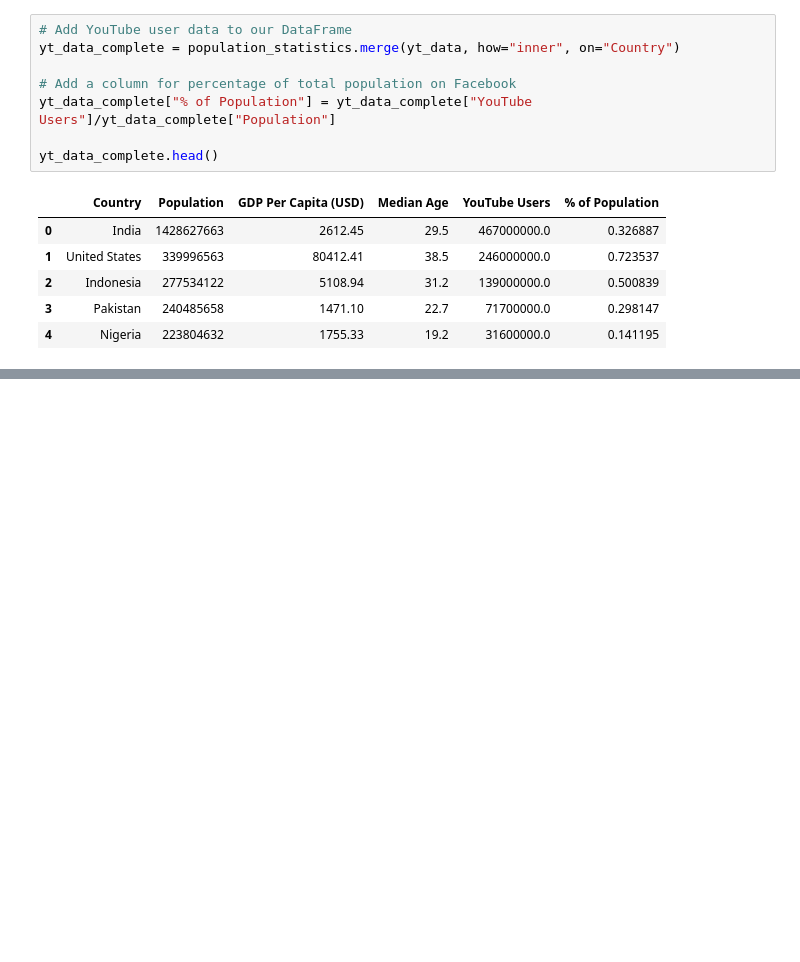
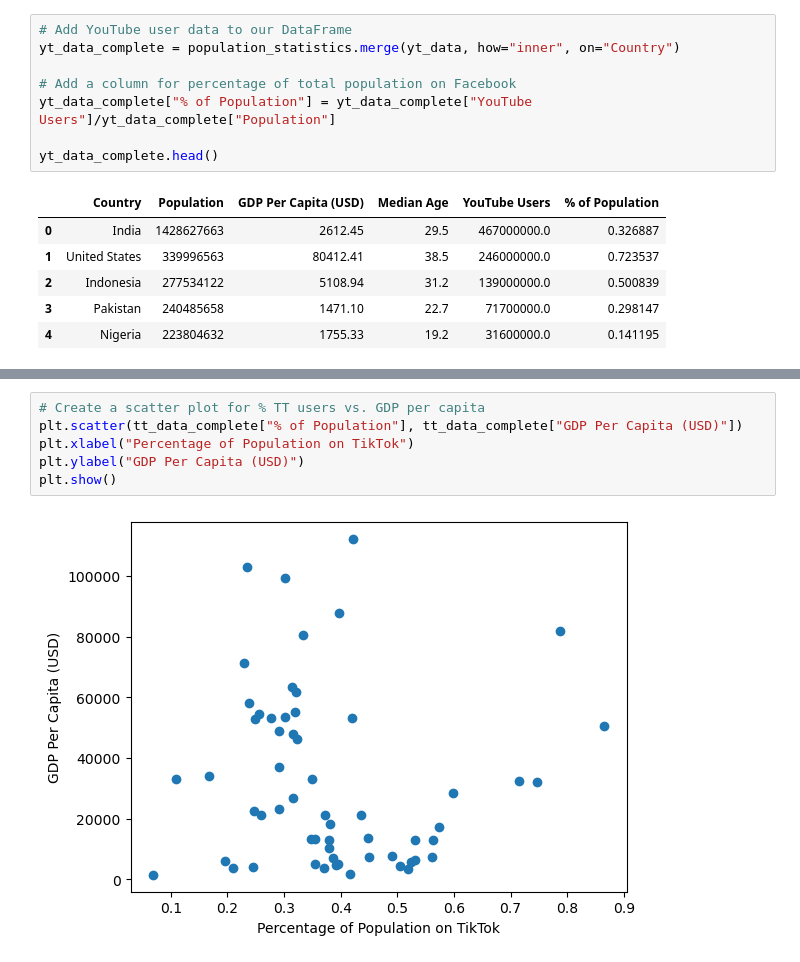
Before and after one commit to MyJineng/Project1, a Jupyter notebook: platform_analysis/platform_analysis.ipynb, the cells around one changed output, grey strips where cells are left out. Saved outputs shown, nothing was run; the diff lists cells and outputs as text; blank space fills up the shorter version.

```diff
--- a/platform_analysis/platform_analysis.ipynb
+++ b/platform_analysis/platform_analysis.ipynb
@@ -142,0 +160,8 @@ yt_data_complete.head()
+# %%
+# Create a scatter plot for % TT users vs. GDP per capita
+plt.scatter(tt_data_complete["% of Population"], tt_data_complete["GDP Per Capita (USD)"])
+plt.xlabel("Percentage of Population on TikTok")
+plt.ylabel("GDP Per Capita (USD)")
+plt.show()
+# %% [output]
+[figure, added]
```
Also changed, not shown: parts of 7 cells of this notebook.
